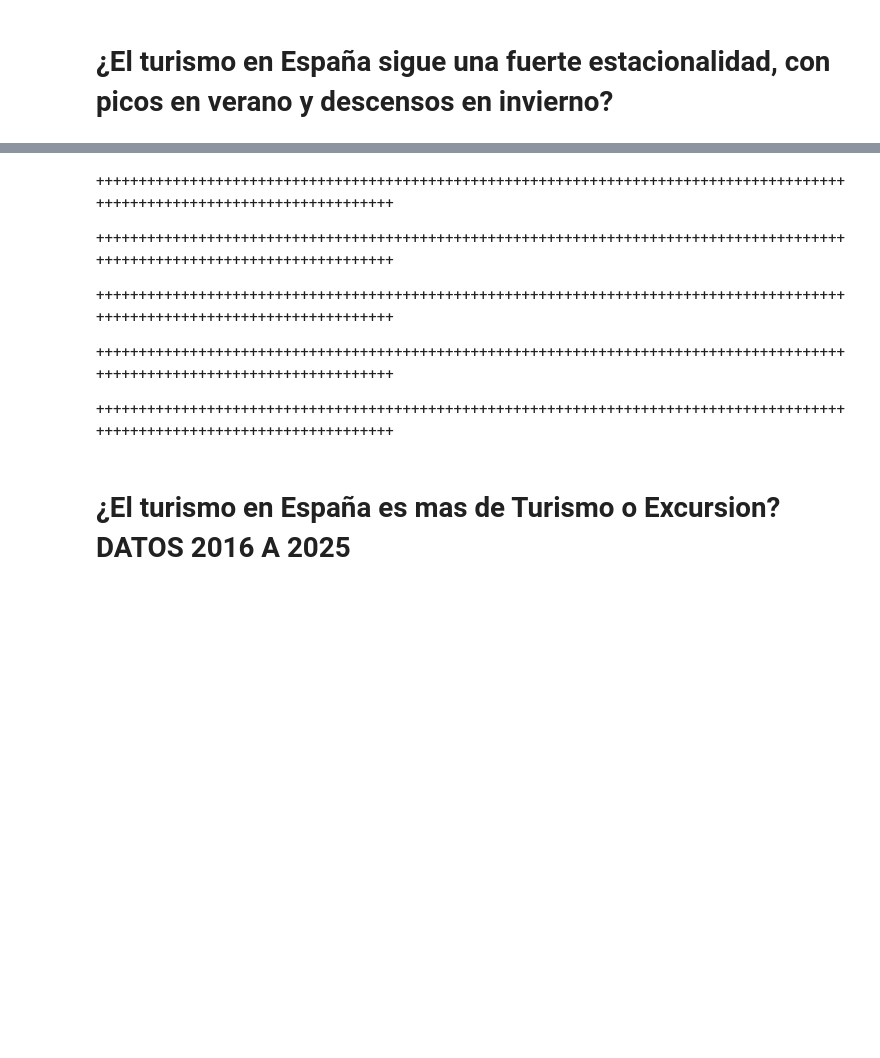
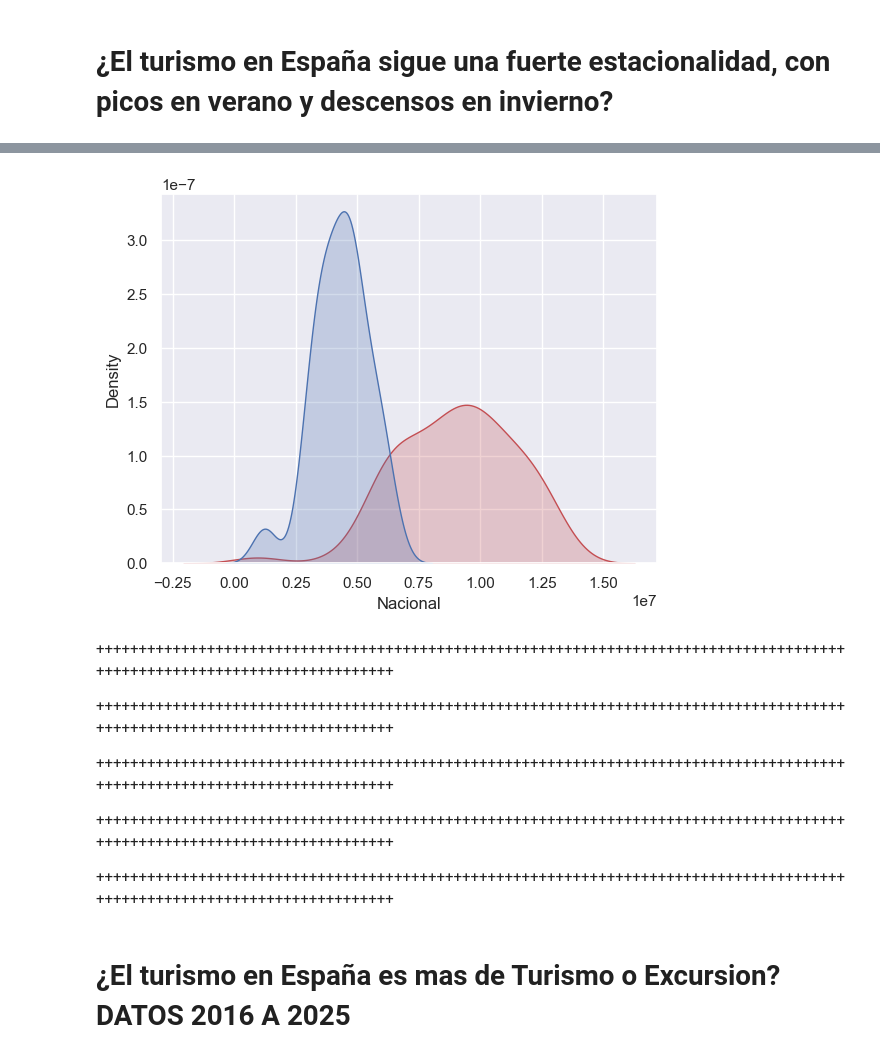
Before and after one commit to Cristianvas198/EDA_Turismo, a Jupyter notebook: src/Notebook.ipynb, the cells around one changed output, grey strips where cells are left out. Cells and saved outputs as stored; diff of their text form; code cells hidden in the pictures; blank space fills up the shorter version.

Commit message:
Agrego nuevo Dataset

```diff
--- a/src/Notebook.ipynb
+++ b/src/Notebook.ipynb
@@ -20,7 +21,7 @@ from datetime import datetime
 # %% [markdown]
 # ¿El turismo en España sigue una fuerte estacionalidad, con picos en verano y descensos en invierno?
 # %%
-turismo = pd.read_excel("./src/data/tourism_dataset.xlsx") #Importa Dataset de la carpeta src
+turismo = pd.read_excel("./data/tourism_dataset.xlsx") #Importa Dataset de la carpeta src
 turismo=pd.DataFrame(turismo) #Convierte a formato Dataframe
 
 #Creo un dataframe aparte para limpiar el nombre de las columnas
@@ -103,10 +104,10 @@ post_covid = estacion(turismo, año=(2022, 2024), comunidades=total_nacional, te
 covid_general = estacion(turismo, año=(2019, 2024), comunidades=total_nacional, temporadas=("primavera","verano", "otoño", "invierno")) #Muestra turismo post covid en España
 
 #Muestras Verano
-verano_nacional = estacion(turismo, año=(2020, 2023), comunidades=total_nacional, temporadas=("verano",)) #España completa
+verano_nacional = estacion(turismo, año=(1999, 2023), comunidades=total_nacional, temporadas=("verano",)) #España completa
 
 #Muestras Invierno
-invierno_nacional = estacion(turismo, año=(2020, 2023), comunidades=total_nacional, temporadas=("invierno",)) #España completa
+invierno_nacional = estacion(turismo, año=(1999, 2023), comunidades=total_nacional, temporadas=("invierno",)) #España completa
 
 año1999=estacion(turismo, año=(1999, 1999), comunidades=total_nacional, temporadas=("primavera","verano", "otoño", "invierno")) #España completa
 año2024=estacion(turismo, año=(2024, 2024), comunidades=total_nacional, temporadas=("primavera","verano", "otoño", "invierno")) #España completa
@@ -129,3 +130,10 @@ Length: 66, dtype: period[M]
+# %%
+sb.set_theme(style="darkgrid")
+sb.kdeplot(verano_nacional['Nacional'], fill=True, color="r")
+sb.kdeplot(invierno_nacional['Nacional'], fill=True, color="b")
+plt.show()
+# %% [output]
+[figure, added]
 # %% [markdown]
 +++++++++++++++++++++++++++++++++++++++++++++++++++++++++++++++++++++++++++++++++++++++++++++++++++++++++++++++++++++++++++
 
```
Also changed, not shown: parts of 9 cells of this notebook, 6 other files.
